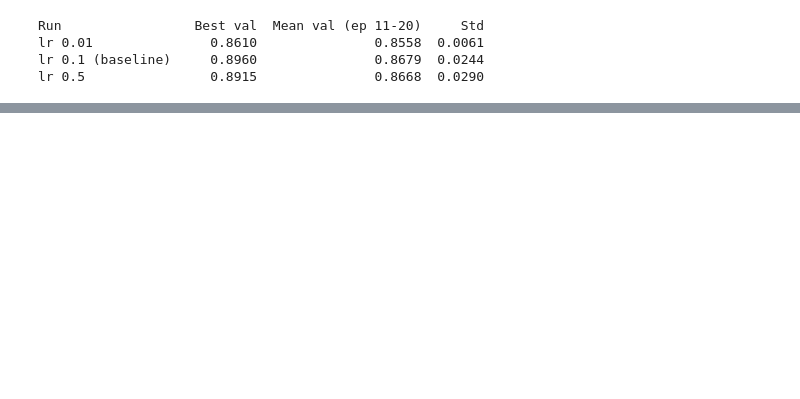
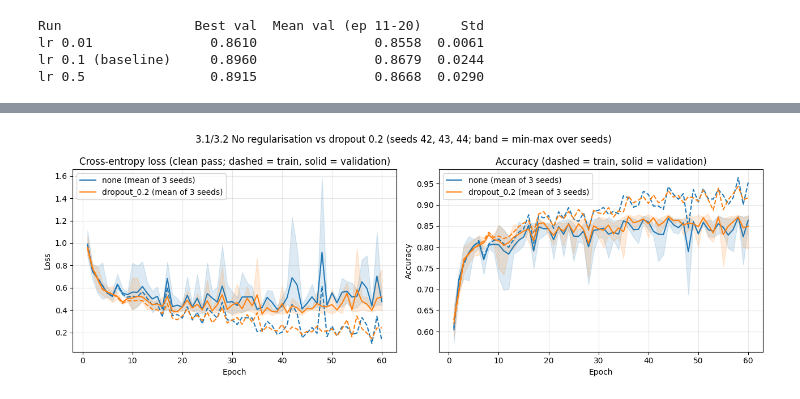
Before and after one commit to butthamza20/ECS708U-P-Fashion-MNIST-Coursework, a Jupyter notebook: ECS708U_P_Fashion_MNIST_Coursework.ipynb, the cells around one changed output, grey strips where cells are left out. Drawn from its saved outputs; the diff is of its cells as text; code cells hidden in the pictures; blank space fills up the shorter version.

```diff
--- a/ECS708U_P_Fashion_MNIST_Coursework.ipynb
+++ b/ECS708U_P_Fashion_MNIST_Coursework.ipynb
@@ -1509,0 +1710,12 @@ lr 0.5                0.8915               0.8668  0.0290
+# %%
+metrics = ["best_val_acc", "final_val_acc", "final_train_acc", "final_gap", "final_val_loss"]
+
+for name in main_configs:
+    print(f"\n{name}")
+    print(f"{'Seed':<6}" + "".join(f"{m:>17}" for m in metrics))
+    for seed in SEEDS:
+        s = seed_runs[name][seed][1]
+        print(f"{seed:<6}" + "".join(f"{s[m]:>17.4f}" for m in metrics))
+    values = np.array([[seed_runs[name][seed][1][m] for m in metrics] for seed in SEEDS])
+    print(f"{'Mean':<6}" + "".join(f"{v:>17.4f}" for v in values.mean(axis=0)))
+    print(f"{'Std':<6}" + "".join(f"{v:>17.4f}" for v in values.std(axis=0, ddof=1)))
@@ -1509,0 +1778,25 @@ lr 0.5                0.8915               0.8668  0.0290
+# %%
+fig, axes = plt.subplots(1, 2, figsize=(13, 4.5))
+epochs = np.arange(1, 61)
+
+for name, colour in [("none", "tab:blue"), ("dropout_0.2", "tab:orange")]:
+    for ax, key in [(axes[0], "loss"), (axes[1], "acc")]:
+        train = np.array([seed_runs[name][s][0][f"train_{key}"] for s in SEEDS])   # shape (3 seeds, 60 epochs)
+        val = np.array([seed_runs[name][s][0][f"val_{key}"] for s in SEEDS])
+
+        ax.plot(epochs, train.mean(axis=0), linestyle="--", color=colour)
+        ax.plot(epochs, val.mean(axis=0), color=colour, label=f"{name} (mean of 3 seeds)")
+        ax.fill_between(epochs, val.min(axis=0), val.max(axis=0), color=colour, alpha=0.15)
+
+axes[0].set_title("Cross-entropy loss (clean pass; dashed = train, solid = validation)")
+axes[1].set_title("Accuracy (dashed = train, solid = validation)")
+for ax, ylabel in zip(axes, ["Loss", "Accuracy"]):
+    ax.set_xlabel("Epoch")
+    ax.set_ylabel(ylabel)
+    ax.grid(alpha=0.3)
+    ax.legend()
+fig.suptitle("3.1/3.2 No regularisation vs dropout 0.2 (seeds 42, 43, 44; band = min-max over seeds)")
+plt.tight_layout()
+plt.show()
+# %% [output]
+[figure, added]
```
Also changed, not shown: parts of 23 cells of this notebook.
